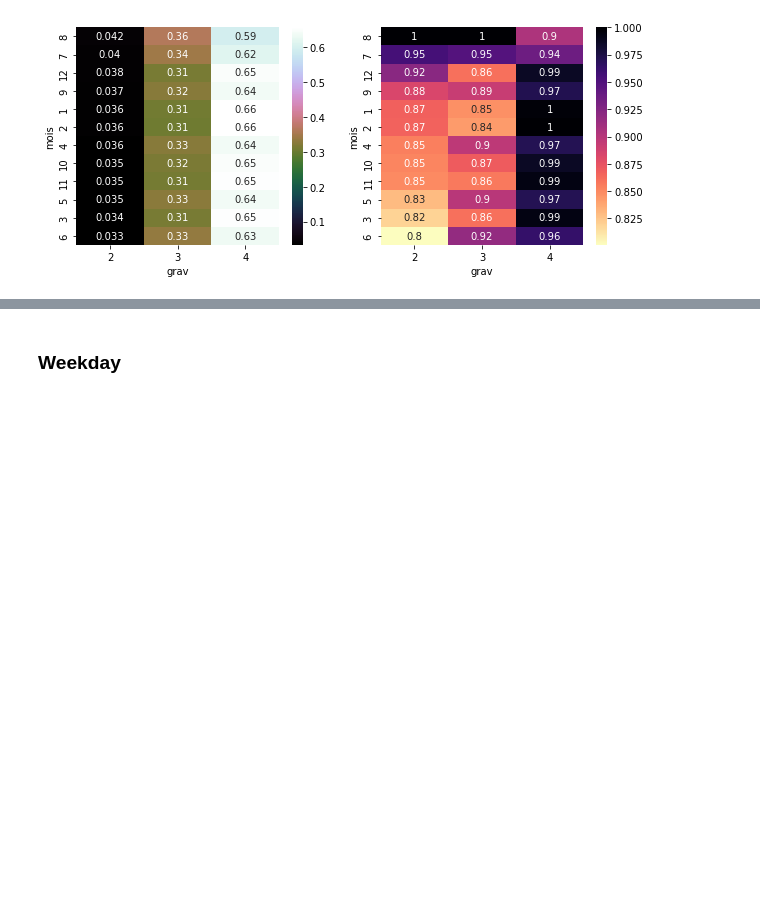
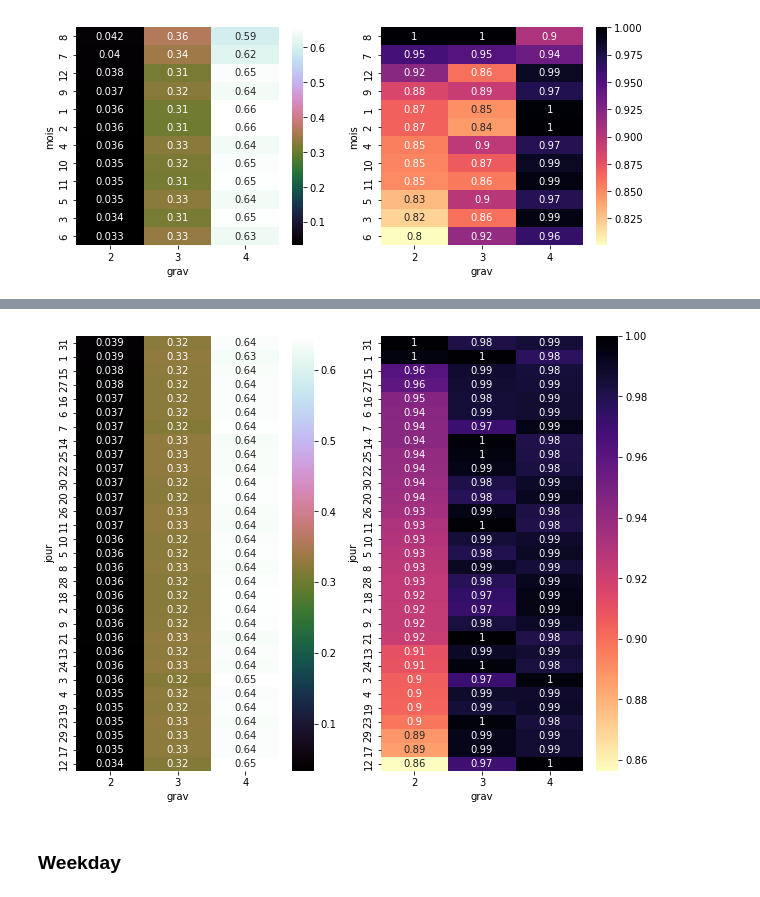
Before and after one commit to YacineHajjiDataScientist/20220814_dsProject, a Jupyter notebook: 20220821_projectDS.ipynb, the cells around one changed output, grey strips where cells are left out. Saved outputs shown, nothing was run; the diff lists cells and outputs as text; code cells hidden in the pictures; blank space fills up the shorter version.

```diff
--- a/20220821_projectDS.ipynb
+++ b/20220821_projectDS.ipynb
@@ -449,3 +511,15 @@ fig.show()
+# %%
+# data-management
+dfMonthdayGrav = pd.crosstab(dfCarac['jour'], dfCarac['grav'], normalize=0).sort_values(by=2, ascending=False)
+
+# Display plots
+fig, ax = plt.subplots(1, 2, figsize=(10, 8))
+sns.heatmap(dfMonthdayGrav, annot=True, cmap='cubehelix', ax=ax[0])
+sns.heatmap(dfMonthdayGrav.div(dfMonthdayGrav.max(axis=0), axis=1), annot=True, cmap='magma_r', ax=ax[1]);
+fig.show()
+# Geniunly no trend drawn
+# %% [output]
+[figure, added]
 # %% [markdown]
 ### Weekday
 # %%
```
Also changed, not shown: parts of 64 cells of this notebook.
